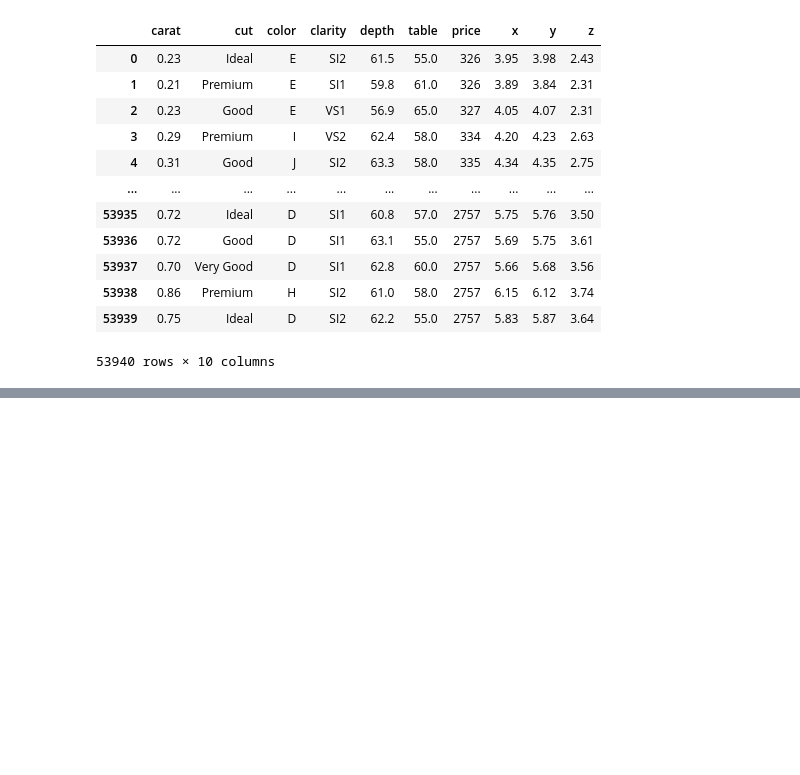
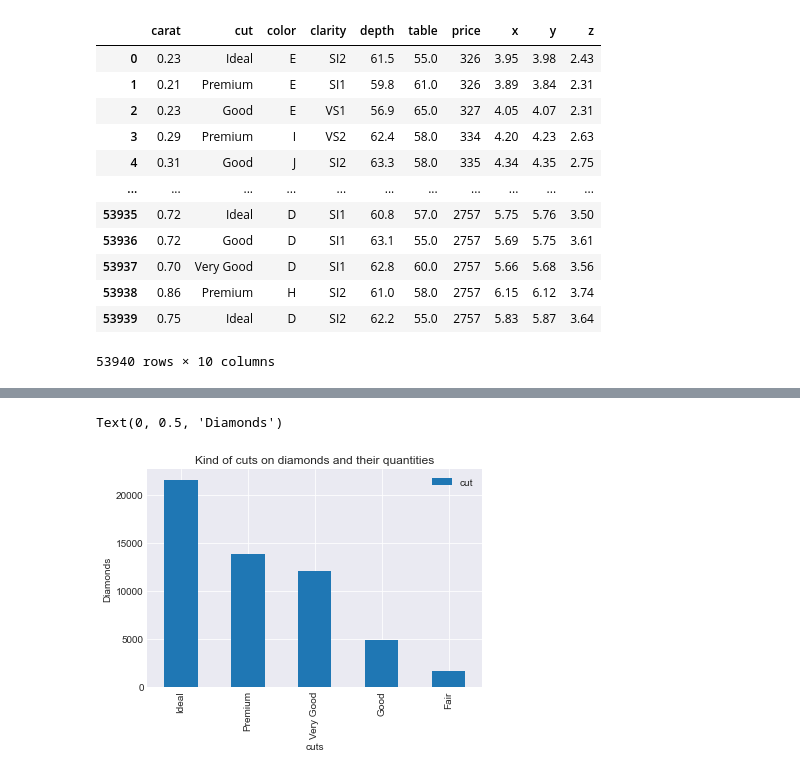
Before and after one commit to Aabusabaeen/diamonds_data, a Jupyter notebook: diamonds_script.ipynb, the cells around one changed output, grey strips where cells are left out. Cells and saved outputs as stored; diff of their text form; code cells hidden in the pictures; blank space fills up the shorter version.

```diff
--- a/diamonds_script.ipynb
+++ b/diamonds_script.ipynb
@@ -127,0 +183,14 @@ dmnds.groupby(['cut',"color"]).price.agg(['mean'])
+# %%
+x = dmnds['cut'].value_counts()
+y = dmnds['price'].value_counts().index
+x1 = pd.DataFrame(x)
+y1 = pd.DataFrame(y)
+# %%
+plt.style.use('seaborn-darkgrid')
+x1.plot(kind='bar')
+plt.title('Kind of cuts on diamonds and their quantities')
+plt.xlabel('cuts')
+plt.ylabel('Diamonds')
+# %% [output]
+Text(0, 0.5, 'Diamonds')
+[figure, added]
```
Also changed, not shown: parts of 40 cells of this notebook, 1 other file.
